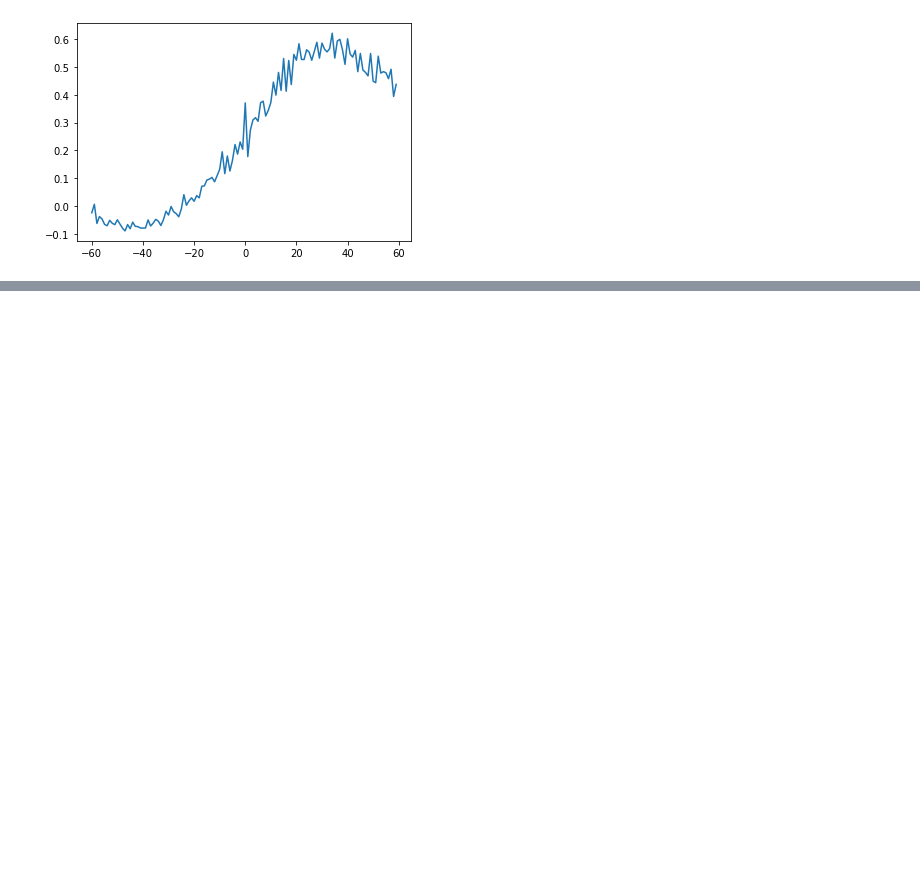
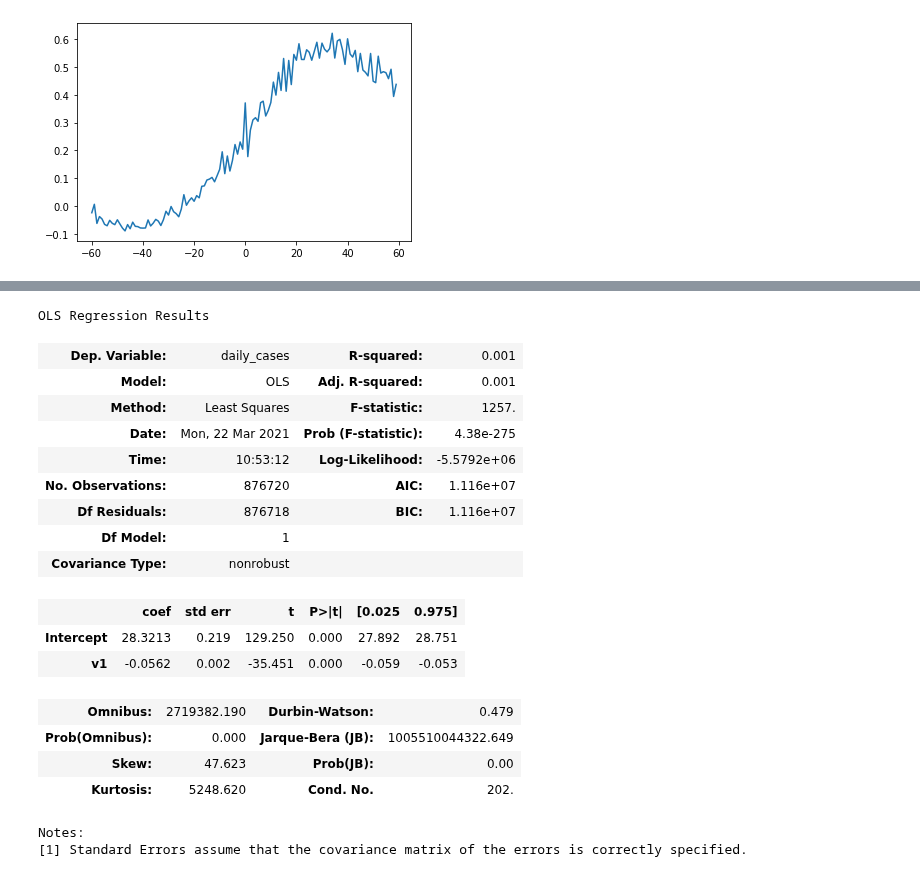
Before and after one commit to severine-baudry/capstone_data_engineer, a Jupyter notebook: covid_corr_weather.ipynb, the cells around one changed output, grey strips where cells are left out. Saved outputs shown, nothing was run; the diff lists cells and outputs as text; code cells hidden in the pictures; blank space fills up the shorter version.

```diff
--- a/covid_corr_weather.ipynb
+++ b/covid_corr_weather.ipynb
@@ -413,0 +476,36 @@ intercorrelation(group_fips["daily_deaths"], group_fips["daily_cases"], range (
+# %%
+tmin = pd.read_csv( os.path.join(project_path, "OUT_DATA", "weather_covid_TMIN.csv"))
+tmin = tmin.astype( {"fips" : 'Int64', "deaths": 'Int64'})
+
+tmin.sort_values([ "state", "fips","county", "date"] , inplace = True)
+tmin.index = range(len(tmin))
+
+group_tmin = tmin.groupby(["county", "state", "fips"], dropna = False)
+
+tmin["daily_cases"] = group_tmin["cases"].diff().fillna( tmin["cases"])
+tmin["daily_deaths"] = group_tmin["deaths"].diff().fillna( tmin["deaths"])
+# %%
+model_tmin = ols("daily_cases ~ v1", data = tmin)
+res_tmin = model_tmin.fit()
+
+res_tmin.summary()
+# %% [output]
+OLS Regression Results
+| Dep. Variable: | daily_cases | R-squared: | 0.001 |
+| Model: | OLS | Adj. R-squared: | 0.001 |
+| Method: | Least Squares | F-statistic: | 1257. |
+| Date: | Mon, 22 Mar 2021 | Prob (F-statistic): | 4.38e-275 |
+| Time: | 10:53:12 | Log-Likelihood: | -5.5792e+06 |
+| No. Observations: | 876720 | AIC: | 1.116e+07 |
+| Df Residuals: | 876718 | BIC: | 1.116e+07 |
+| Df Model: | 1 |  |  |
+| Covariance Type: | nonrobust |  |  |
+|  | coef | std err | t | P>|t| | [0.025 | 0.975] |
+| Intercept | 28.3213 | 0.219 | 129.250 | 0.000 | 27.892 | 28.751 |
+| v1 | -0.0562 | 0.002 | -35.451 | 0.000 | -0.059 | -0.053 |
+| Omnibus: | 2719382.190 | Durbin-Watson: | 0.479 |
+| Prob(Omnibus): | 0.000 | Jarque-Bera (JB): | 1005510044322.649 |
+| Skew: | 47.623 | Prob(JB): | 0.00 |
+| Kurtosis: | 5248.620 | Cond. No. | 202. |
+Notes:
+[1] Standard Errors assume that the covariance matrix of the errors is correctly specified.
```
Also changed, not shown: parts of 11 cells of this notebook.
